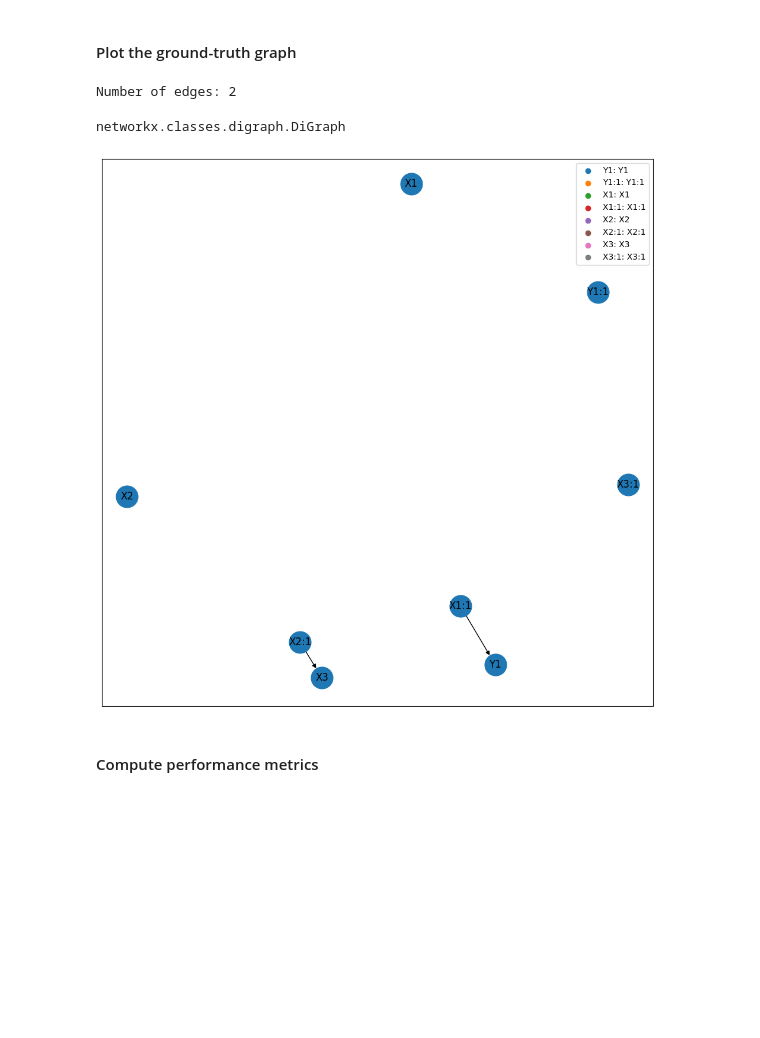
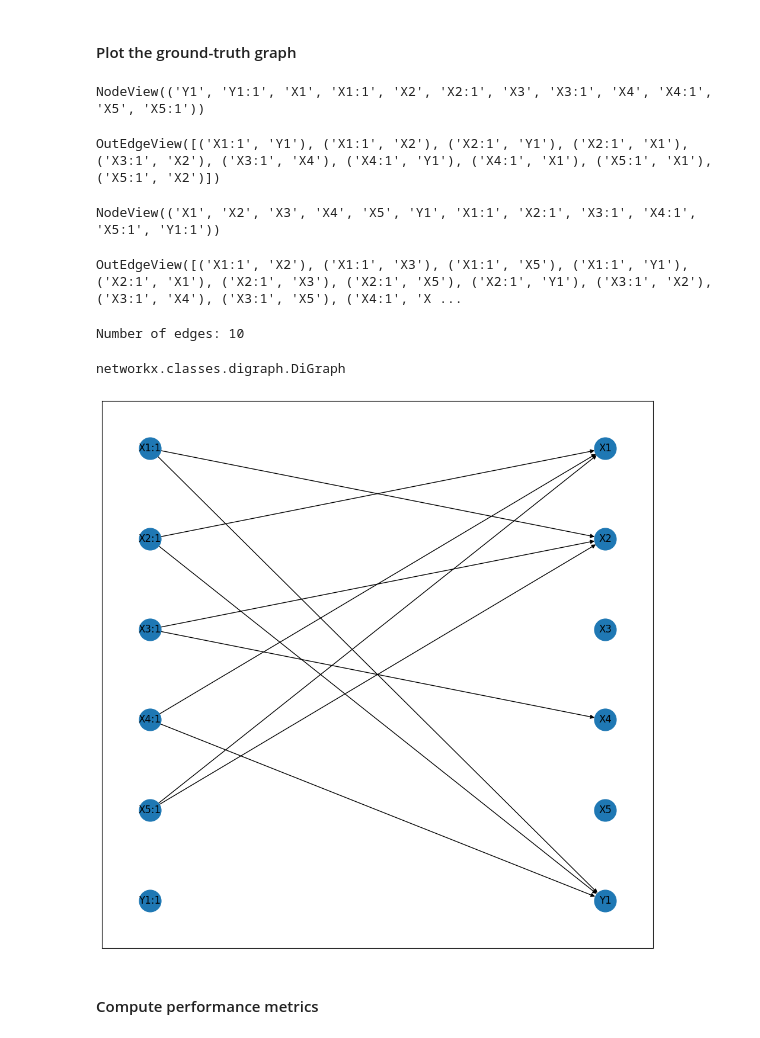
Before and after one commit to kougioulis/CS-673, a Jupyter notebook: msft_causica/examples/experiments.ipynb, the cells around one changed output. Drawn from its saved outputs; the diff is of its cells as text; code cells hidden in the pictures; blank space fills up the shorter version.

```diff
--- a/msft_causica/examples/experiments.ipynb
+++ b/msft_causica/examples/experiments.ipynb
@@ -46,8 +48,9 @@ print(np.__version__)
 # %%
 CAUSICA_DATASETS_PATH = '../cdml-neurips2020/'
-root_path = CAUSICA_DATASETS_PATH + 'datasets/'
+#root_path = CAUSICA_DATASETS_PATH + 'datasets/'
+root_path = CAUSICA_DATASETS_PATH + 'datasets/' + 'complexity_0/'
 
-FILENAME = 'Complexity 30 Num Features 3 Num Latent 0 Max Lag 1 Min Lag 1 Target Max Parents 3 Max Children 0 Samples 10000 Noise 0.01 0.1' + '-lagged.csv'
+FILENAME = 'Complexity 0 Num Features 5 Num Latent 0 Max Lag 1 Min Lag 1 Target Max Parents 3 Max Children 0 Samples 1000 Noise 0.01 0.1' + '-lagged.csv'
 # %%
 df = pd.read_csv(root_path + FILENAME)
 
@@ -213,13 +220,13 @@ lightning_module = DECIModule(
     num_layers_g=3, # 2 is default
     num_layers_zeta=3, # 2 is default
     gumbel_temp=10, # default
-    prior_sparsity_lambda=1.0,
+    prior_sparsity_lambda=5.0,
     init_rho=1.0,
     init_alpha=0.020,
     auglag_config=AugLagLRConfig(
         max_inner_steps=1500,
         max_outer_steps=8,
-        lr_init_dict={
+        lr_init_dict={ # learning rates for each component
             "icgnn": 0.00076,
             "vardist": 0.0098,
             "functional_relationships": 3e-3,
@@ -384,42 +413,68 @@ NodeView(('Y1', 'Y1:1', 'X1', 'X1:1', 'X2', 'X2:1', 'X3', 'X3:1'))
 # %% [markdown]
 #### Plot the ground-truth graph
 # %%
-fig, axis = plt.subplots(1, 1, figsize=(12, 12))
+#fig, axis = plt.subplots(1, 1, figsize=(12, 12))
 
 labels = {node: node for node in gt_graph.nodes}
 #display(labels)
 
 #rename nodes from X_t-1 to X:1 etc
 for node in list(gt_graph.nodes):
     dict = { node: node.replace('_t', '').replace('_', '_').replace(':1', ':1').replace('-', ':')}
     gt_graph = nx.relabel_nodes(gt_graph, dict)
 
 # sanity checks
-#display(gt_graph.nodes)
-#display(gt_graph.edges)
+display(gt_graph.nodes)
+display(gt_graph.edges)
 
-#display(graph.nodes)
-#display(graph.edges)
+display(graph.nodes)
+display(graph.edges)
 
 print("Number of edges:", len(gt_graph.edges))
 
-try:
-    layout = nx.nx_agraph.graphviz_layout(graph, prog="dot")
-except (ModuleNotFoundError, ImportError):
-    layout = nx.layout.spring_layout(gt_graph)
+#try:
+#    layout = nx.nx_agraph.graphviz_layout(graph, prog="dot")
+#except (ModuleNotFoundError, ImportError):
+#    layout = nx.layout.spring_layout(gt_graph)
 
-for node, i in labels.items():
-    axis.scatter(layout[node][0], layout[node][1], label=f"{i}: {node}")
-axis.legend()
+#for node, i in labels.items():
+#    axis.scatter(layout[node][0], layout[node][1], label=f"{i}: {node}")
+#axis.legend()
+
+#nx.draw_networkx(gt_graph, pos=layout, with_labels=True, arrows=True, labels=labels, ax=axis, node_size=700)
+
+# custom layout function to arrange nodes by time lag
+def custom_layout(graph, max_lag):
+    pos = {}
+    var_names = sorted({node.split(':')[0] for node in graph.nodes})
+    for i, var in enumerate(var_names):
+        for lag in range(max_lag, 0, -1):
+            node = f"{var}:{lag}"
+            if node in graph.nodes:
+                pos[node] = (max_lag - lag, -i)
+        node = f"{var}"
+        if node in graph.nodes:
+            pos[node] = (max_lag + 1, -i)
+    return pos
+
+# Create custom layout
+layout = custom_layout(gt_graph, max_lag=max_lag)
+
+fig, axis = plt.subplots(1, 1, figsize=(12, 12))
+labels = {node: node for node in gt_graph.nodes}
 
 nx.draw_networkx(gt_graph, pos=layout, with_labels=True, arrows=True, labels=labels, ax=axis, node_size=700)
 
 display(type(gt_graph))
-plt.show()
+#plt.show()
 # %% [output]
-Number of edges: 2
+NodeView(('Y1', 'Y1:1', 'X1', 'X1:1', 'X2', 'X2:1', 'X3', 'X3:1', 'X4', 'X4:1', 'X5', 'X5:1'))
-networkx.classes.digraph.DiGraph
+OutEdgeView([('X1:1', 'Y1'), ('X1:1', 'X2'), ('X2:1', 'Y1'), ('X2:1', 'X1'), ('X3:1', 'X2'), ('X3:1', 'X4'), ('X4:1', 'Y1'), ('X4:1', 'X1'), ('X5:1', 'X1'), ('X5:1', 'X2')])
+NodeView(('X1', 'X2', 'X3', 'X4', 'X5', 'Y1', 'X1:1', 'X2:1', 'X3:1', 'X4:1', 'X5:1', 'Y1:1'))
+OutEdgeView([('X1:1', 'X2'), ('X1:1', 'X3'), ('X1:1', 'X5'), ('X1:1', 'Y1'), ('X2:1', 'X1'), ('X2:1', 'X3'), ('X2:1', 'X5'), ('X2:1', 'Y1'), ('X3:1', 'X2'), ('X3:1', 'X4'), ('X3:1', 'X5'), ('X4:1', 'X ...
+Number of edges: 10
+networkx.classes.digraph.DiGraph
-[figure, old version]
+[figure, new version]
 # %% [markdown]
 #### Compute performance metrics
 # %%
```
Also changed, not shown: parts of 12 cells of this notebook, 1 other file.
